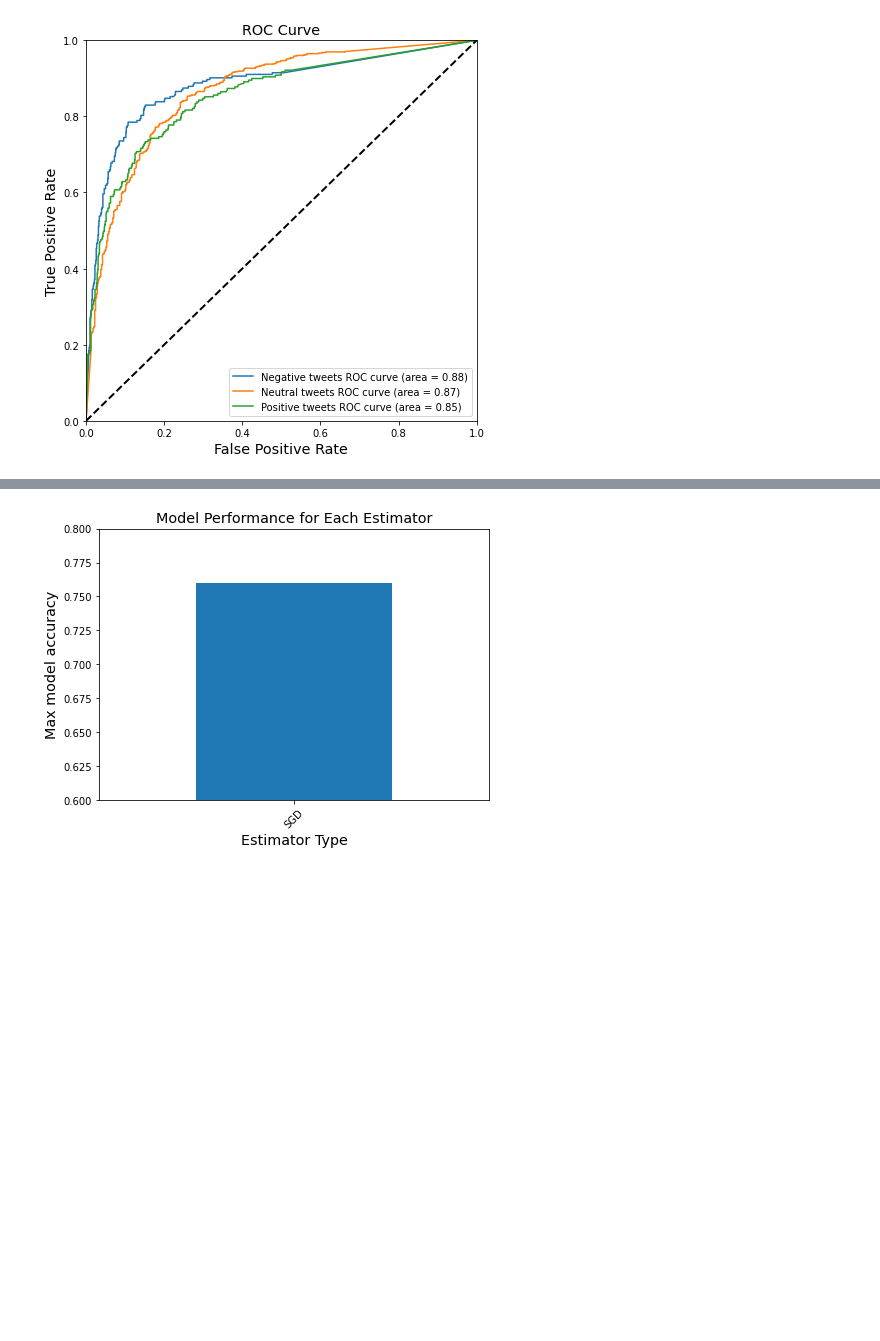
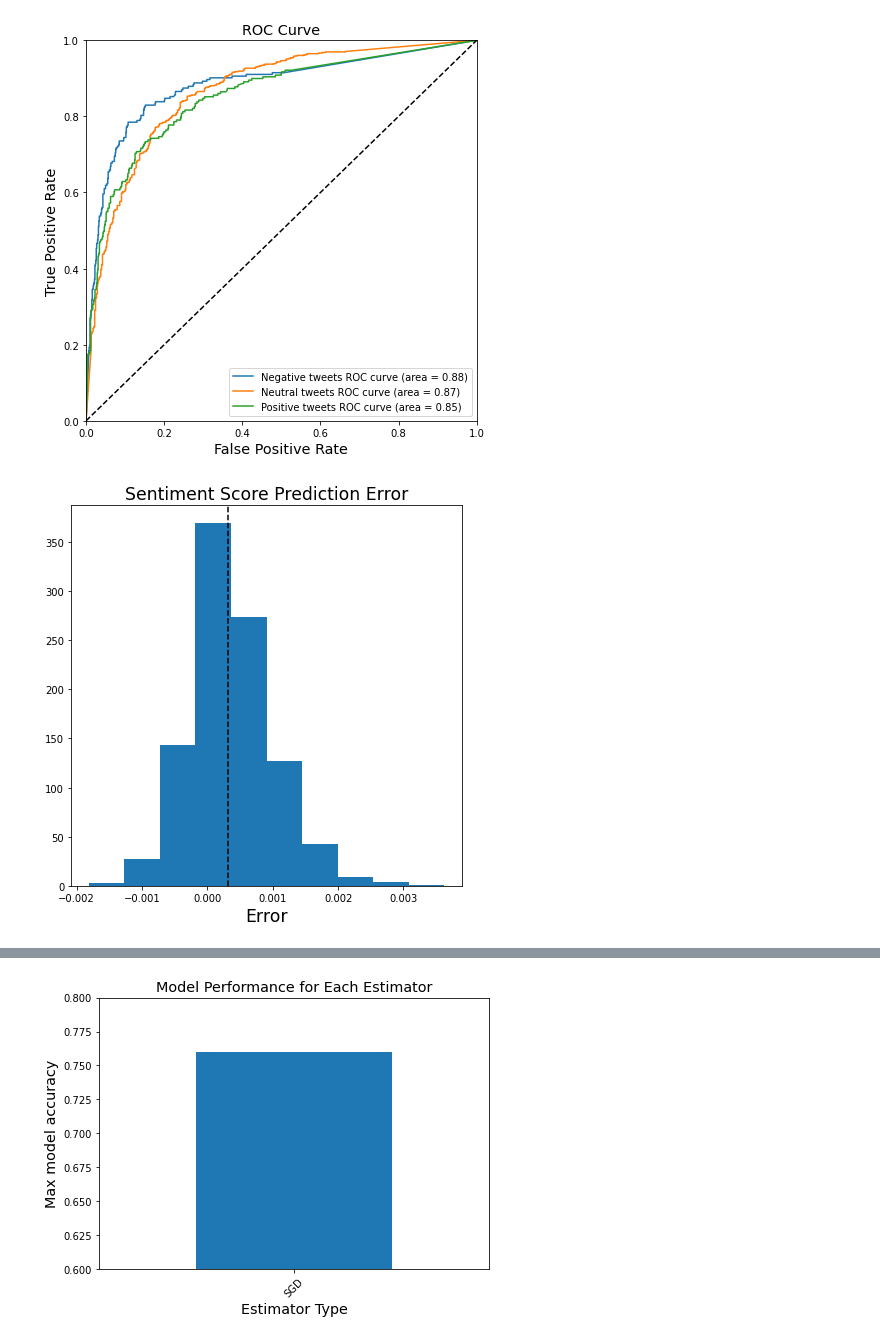
Before and after one commit to DesiPilla/twitter-sentiment-analysis, a Jupyter notebook: Twitter_Sentiment_Analysis.ipynb, the cells around one changed output, grey strips where cells are left out. Saved outputs shown, nothing was run; the diff lists cells and outputs as text; code cells hidden in the pictures; blank space fills up the shorter version.

```diff
--- a/Twitter_Sentiment_Analysis.ipynb
+++ b/Twitter_Sentiment_Analysis.ipynb
@@ -738,3 +843,7 @@ model.sentiment_performance(X_test_full, y_test_full), model.sentiment_performan
 fig = model.plot_roc(X_test, y_test)
 # %% [output]
 [figure]
+# %%
+fig = model.agg_sent_hist(X_train, y_train)
+# %% [output]
+[figure, added]
```
Also changed, not shown: parts of 35 cells of this notebook.
